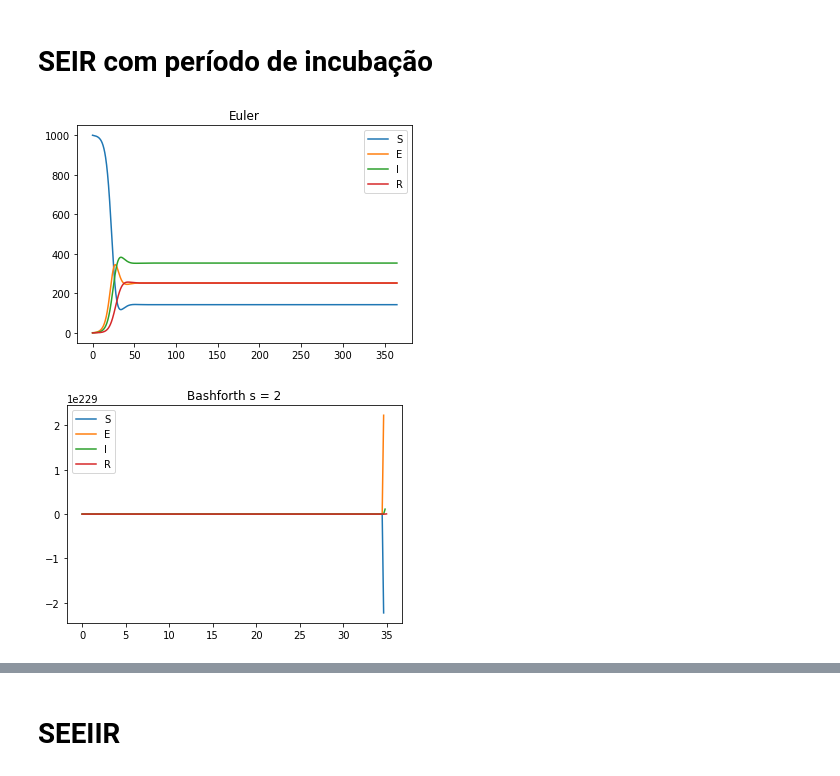
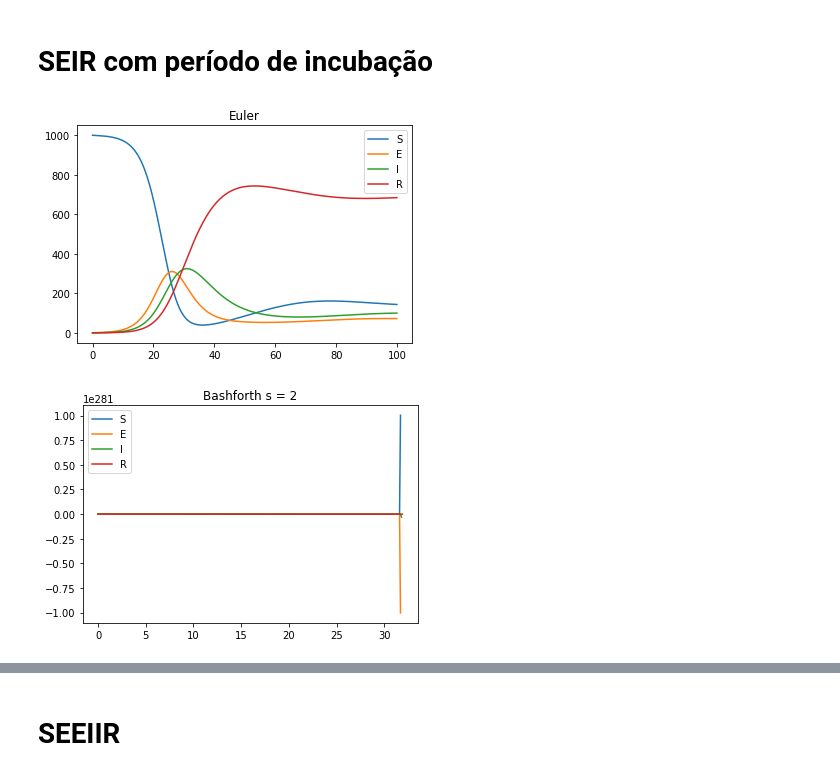
Before and after one commit to mauro-moura/modelagem_computacional, a Jupyter notebook: P3/P3.ipynb, the cells around one changed output, grey strips where cells are left out. Cells and saved outputs as stored; diff of their text form; code cells hidden in the pictures.

```diff
--- a/P3/P3.ipynb
+++ b/P3/P3.ipynb
@@ -444,7 +573,7 @@ df.to_excel(f'{outputs_name}_outputs_n{N}.xlsx')
 # %% [markdown]
 # SIR com vacinação
 # %%
-days = 500
+days = 50
 dt = 0.1
 a = 0
 b = days
@@ -460,8 +589,8 @@ y_0 = [S_0, I_0, R_0] # SIR
 beta = 0.35
 upslon = 0.13
 
-mu = 0.003 #0.013
-p = 0.9 # 0
+mu = 0.013
+p = 0
 N_t = 1
 
 def Eq_20(t, y):
@@ -479,13 +608,13 @@ def Eq_20(t, y):
 Resultados
 '''
 
+outputs_name = "Eq20"
+
 y_euler, t = euler(Eq_20, y_0, dt, a, b, N)
-plot_sir(y_euler, t, "Euler")
+plot_sir(y_euler, t, "Euler", outputs_name)
 
 y_bashforth, t = bashforth_2(Eq_20, y_0, dt, a, b, N)
-plot_sir(y_bashforth, t, "Bashforth s = 2")
-
-outputs_name = "Eq20"
+plot_sir(y_bashforth, t, "Bashforth s = 2", outputs_name)
 
 d = dict_sir(y_euler, y_bashforth)
 
@@ -570,13 +767,12 @@ R_0 = 0
 y_0 = [S_0, E_0, I_0, R_0] # SEIR
 
 beta = 0.175110
-gamma = 0
+gamma = 1/(24*90)
 upslon = 1/14
 
-mu = 0.01
+mu = 3e-5
 k = 1/6.5
-A = mu # (R_0 * mu * ((upslon + mu) * (k + mu))) / (beta * k)
-N_t = 1
+A = mu
 
 def Eq_22(t, y):
   S = y[0]
@@ -595,13 +791,13 @@ def Eq_22(t, y):
 Resultados
 '''
 
+outputs_name = "Eq22"
+
 y_euler, t = euler(Eq_22, y_0, dt, a, b, N)
-plot_seir(y_euler, t, "Euler")
+plot_seir(y_euler, t, "Euler", outputs_name)
 
 y_bashforth, t = bashforth_2(Eq_22, y_0, dt, a, b, N)
-plot_seir(y_bashforth, t, "Bashforth s = 2")
-
-outputs_name = "Eq22"
+plot_seir(y_bashforth, t, "Bashforth s = 2", outputs_name)
 
 d = dict_seir(y_euler, y_bashforth)
 
@@ -613,8 +848,8 @@ df.to_excel(f'{outputs_name}_outputs_n{N}.xlsx')
 # %% [markdown]
 # SEIR com período de incubação
 # %%
-days = 365
-dt = 1/6
+days = 100
+dt = 0.1
 a = 0
 b = days
 
@@ -630,37 +865,37 @@ y_0 = [S_0, E_0, I_0, R_0] # SEIR
 beta = 0.001
 k = 1/5
 upslon = 1/7
-gamma = 1/5
+gamma = 1/50
 
 def Eq_23(t, y):
   S = y[0]
   E = y[1]
   I = y[2]
   R = y[3]
 
   ds_dt = -(beta * S * I) +(gamma * R)
   de_dt = (beta * S * I) -(k * E)
   di_dt = (k * E) -(upslon * I)
   dr_dt = (upslon * I) -(gamma * R)
 
   return np.asarray([ds_dt, de_dt, di_dt, dr_dt])
 
 '''
 Resultados
 '''
 
+outputs_name = "Eq23"
+
 y_euler, t = euler(Eq_23, y_0, dt, a, b, N)
-plot_seir(y_euler, t, "Euler")
+plot_seir(y_euler, t, "Euler", outputs_name)
 
 y_bashforth, t = bashforth_2(Eq_23, y_0, dt, a, b, N)
-plot_seir(y_bashforth, t, "Bashforth s = 2")
-
-outputs_name = "Eq23"
+plot_seir(y_bashforth, t, "Bashforth s = 2", outputs_name)
 
 d = dict_seir(y_euler, y_bashforth)
 
 df = pd.DataFrame(d, index = t)
 df.to_excel(f'{outputs_name}_outputs_n{N}.xlsx')
 # %% [output]
-[figure, old version]
+[figure, new version]
-[figure, old version]
+[figure, new version]
```
Also changed, not shown: parts of 25 cells of this notebook, 2 other files.
